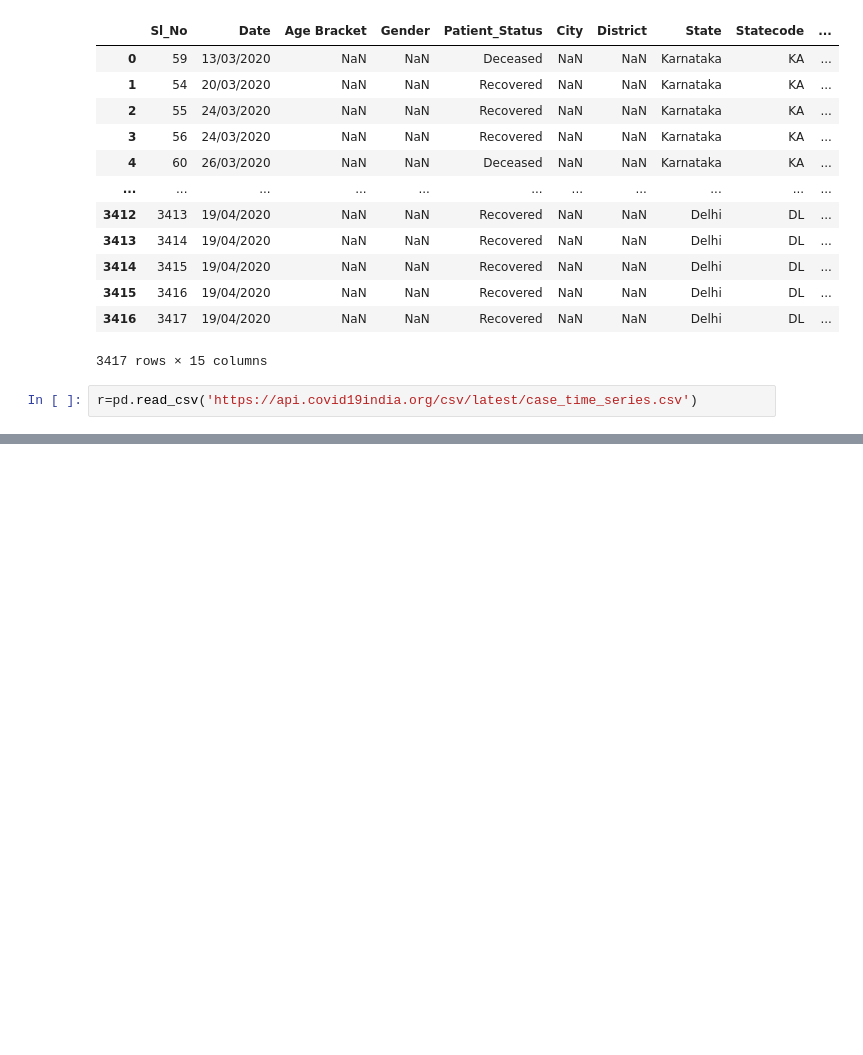
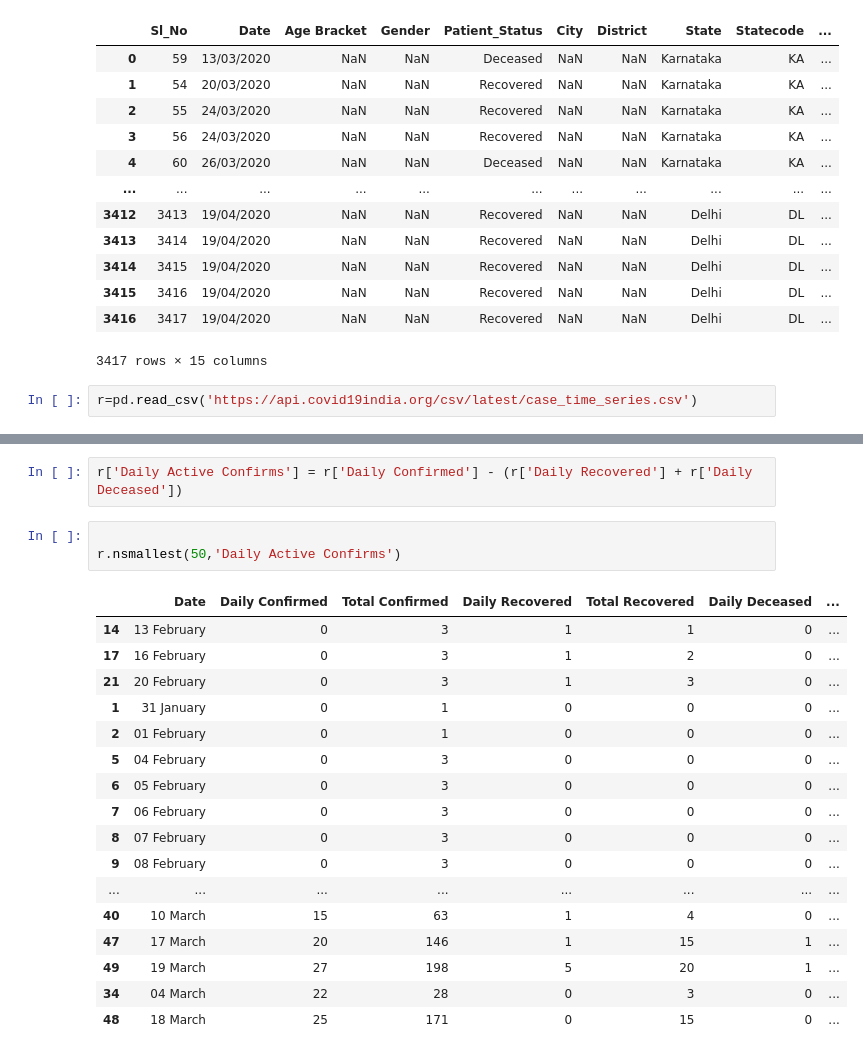
Before and after one commit to RahulBatra065/Report-on-Covid-19, a Jupyter notebook: Crowd-Sourced-Data-India.ipynb, the cells around one changed output, grey strips where cells are left out. Cells and saved outputs as stored; diff of their text form; blank space fills up the shorter version.

```diff
--- a/Crowd-Sourced-Data-India.ipynb
+++ b/Crowd-Sourced-Data-India.ipynb
@@ -181,0 +182,23 @@ Name: Removed, Length: 111, dtype: int64
+# %%
+r['Daily Active Confirms'] = r['Daily Confirmed'] - (r['Daily Recovered'] + r['Daily Deceased'])
+# %%
+
+r.nsmallest(50,'Daily Active Confirms')
+# %% [output]
+|  | Date | Daily Confirmed | Total Confirmed | Daily Recovered | Total Recovered | Daily Deceased | ... |
+| 14 | 13 February | 0 | 3 | 1 | 1 | 0 | ... |
+| 17 | 16 February | 0 | 3 | 1 | 2 | 0 | ... |
+| 21 | 20 February | 0 | 3 | 1 | 3 | 0 | ... |
+| 1 | 31 January | 0 | 1 | 0 | 0 | 0 | ... |
+| 2 | 01 February | 0 | 1 | 0 | 0 | 0 | ... |
+| 5 | 04 February | 0 | 3 | 0 | 0 | 0 | ... |
+| 6 | 05 February | 0 | 3 | 0 | 0 | 0 | ... |
+| 7 | 06 February | 0 | 3 | 0 | 0 | 0 | ... |
+| 8 | 07 February | 0 | 3 | 0 | 0 | 0 | ... |
+| 9 | 08 February | 0 | 3 | 0 | 0 | 0 | ... |
+| ... | ... | ... | ... | ... | ... | ... | ... |
+| 40 | 10 March | 15 | 63 | 1 | 4 | 0 | ... |
+| 47 | 17 March | 20 | 146 | 1 | 15 | 1 | ... |
+| 49 | 19 March | 27 | 198 | 5 | 20 | 1 | ... |
+| 34 | 04 March | 22 | 28 | 0 | 3 | 0 | ... |
+| 48 | 18 March | 25 | 171 | 0 | 15 | 0 | ... |
```
Also changed, not shown: parts of 5 cells of this notebook.
